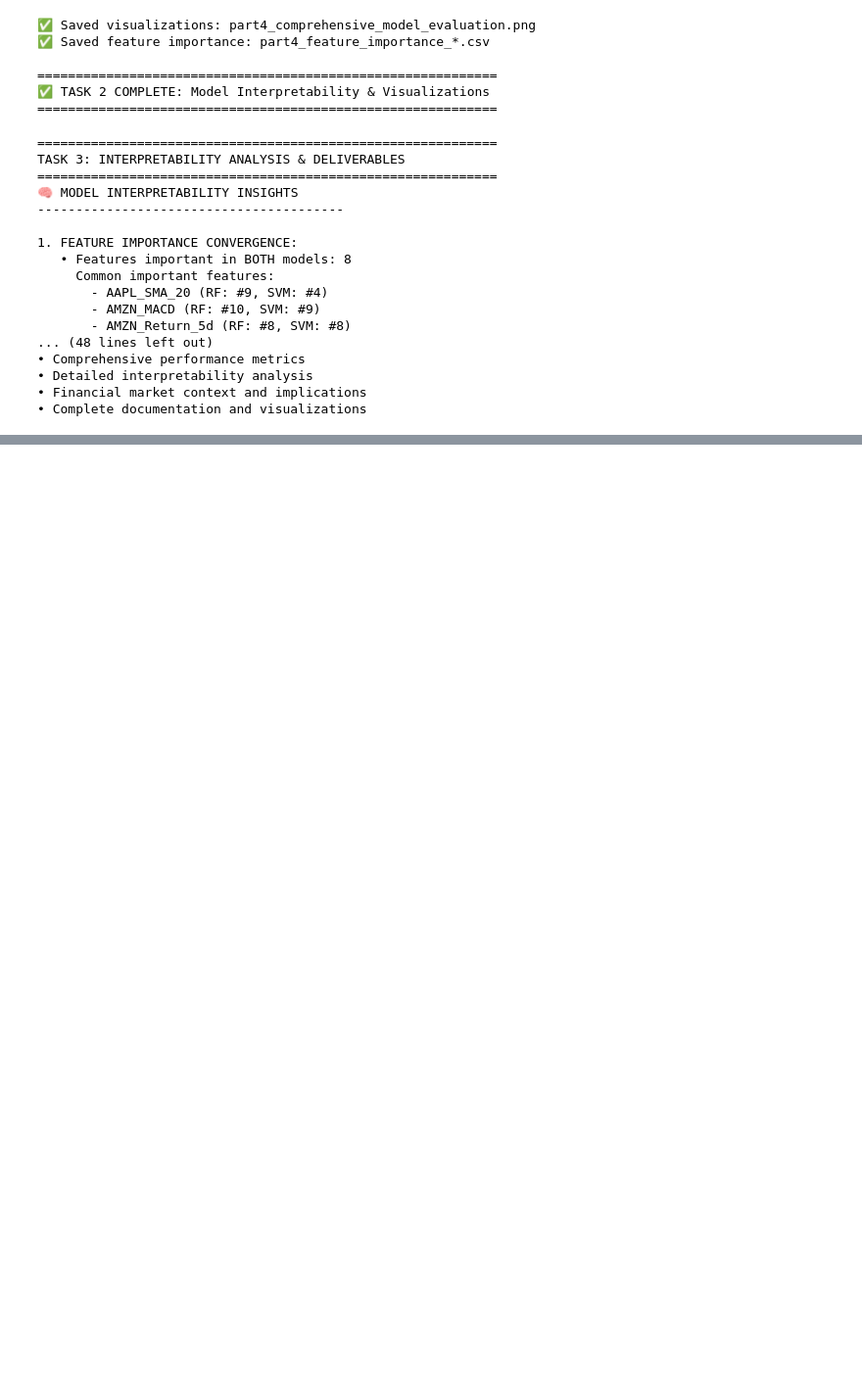
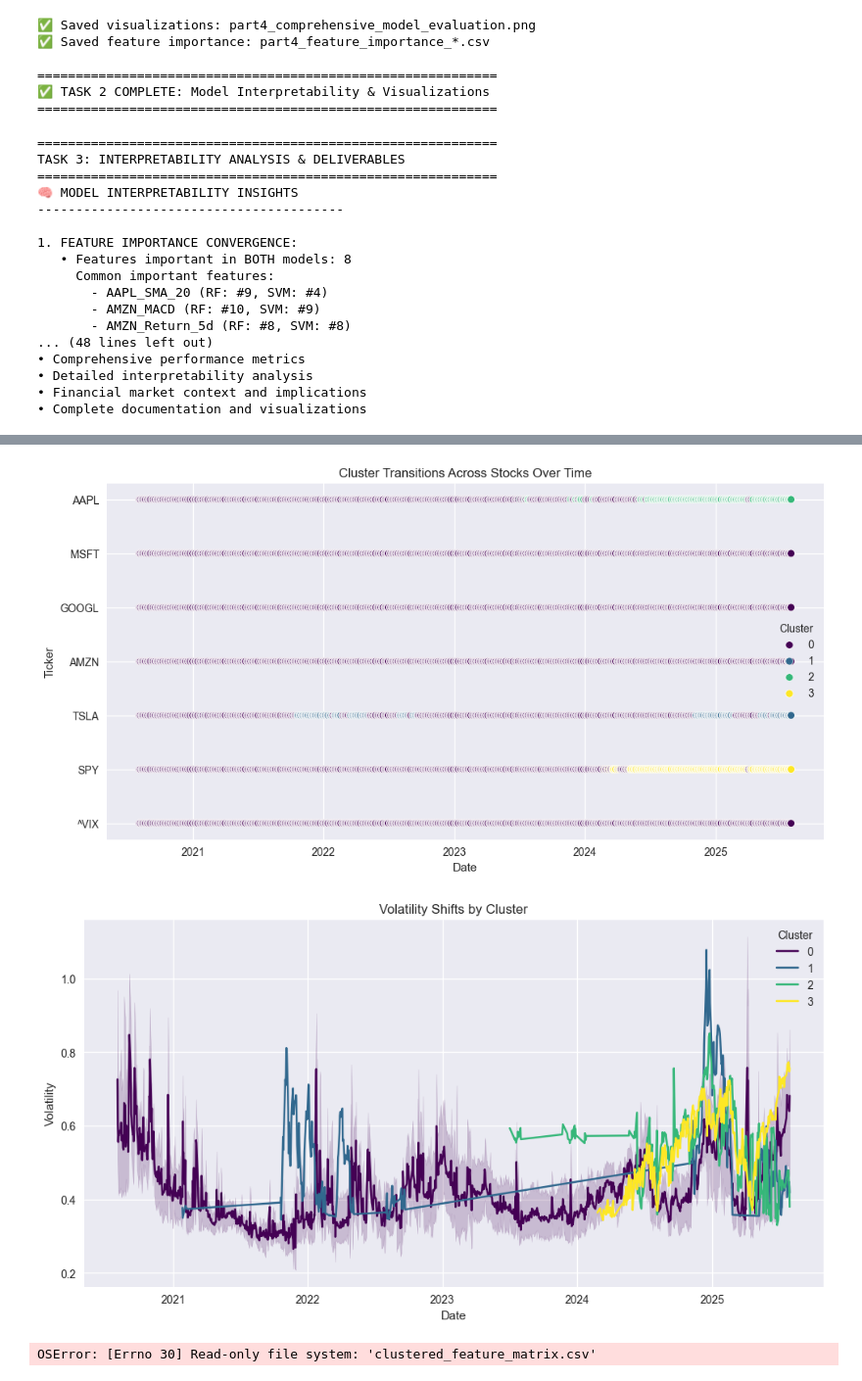
Before and after one commit to elliottgordon/finm-25000-p2-repository, a Jupyter notebook: Homework #7/write-up.ipynb, the cells around one changed output, grey strips where cells are left out. Shown at 98% size. Drawn from its saved outputs; the diff is of its cells as text; code cells hidden in the pictures; blank space fills up the shorter version.

```diff
--- a/Homework #7/write-up.ipynb
+++ b/Homework #7/write-up.ipynb
@@ -1614,0 +1605,67 @@ TASK 3: INTERPRETABILITY ANALYSIS & DELIVERABLES
+# %%
+# Step 1: Import necessary libraries
+from sklearn.cluster import KMeans
+# Step 2: Combine data from all tickers
+all_features = []
+
+for ticker, df in processed_data.items():
+    df = df.copy()
+    df['Ticker'] = ticker  # Add a column for the ticker
+    all_features.append(df)
+
+# Concatenate all DataFrames into a single feature matrix
+feature_matrix = pd.concat(all_features)
+
+# Reset the index to ensure 'Date' is a column
+feature_matrix = feature_matrix.reset_index()
+
+# Extract 'Date' and 'Ticker' columns
+dates = feature_matrix['Date']
+tickers = feature_matrix['Ticker']
+
+# Drop non-numeric columns for clustering
+features = feature_matrix.drop(columns=['Date', 'Ticker'])
+
+# Step 3: Handle missing values
+print("Missing values before handling:")
+print(features.isnull().sum())  # Check for missing values
+
+# Option 1: Impute missing values with the column mean
+features = features.fillna(features.mean())
+
+# Option 2: Drop rows with missing values (if you prefer this approach)
+# features = features.dropna()
+
+# Step 4: Normalize the features
+scaler = StandardScaler()
+scaled_features = scaler.fit_transform(features)
+
+# Step 5: Apply KMeans clustering
+kmeans = KMeans(n_clusters=4, random_state=42)  # Adjust n_clusters as needed
+feature_matrix['Cluster'] = kmeans.fit_predict(scaled_features)
+
+# Step 6: Visualize cluster transitions over time
+plt.figure(figsize=(12, 6))
+sns.scatterplot(data=feature_matrix, x='Date', y='Ticker', hue='Cluster', palette='viridis')
+plt.title('Cluster Transitions Across Stocks Over Time')
+plt.xlabel('Date')
+plt.ylabel('Ticker')
+plt.legend(title='Cluster')
+plt.show()
+
+# Step 7: Identify and visualize volatility shifts
+# Calculate rolling volatility (standard deviation over a rolling window)
+rolling_window = 30  # Adjust the window size as needed
+feature_matrix['Volatility'] = features.std(axis=1)  # Example: Calculate volatility
+
+plt.figure(figsize=(12, 6))
+sns.lineplot(data=feature_matrix, x='Date', y='Volatility', hue='Cluster', palette='viridis')
+plt.title('Volatility Shifts by Cluster')
+plt.xlabel('Date')
+plt.ylabel('Volatility')
+plt.legend(title='Cluster')
+plt.show()
+
+# Step 8: Save the clustered data
+feature_matrix.to_csv('clustered_feature_matrix.csv', index=False)
+# %% [output]
@@ -1614,0 +1689,3 @@ TASK 3: INTERPRETABILITY ANALYSIS & DELIVERABLES
+[figure, added]
+[figure, added]
+OSError: [Errno 30] Read-only file system: 'clustered_feature_matrix.csv'
```
Also changed, not shown: parts of 6 cells of this notebook.
